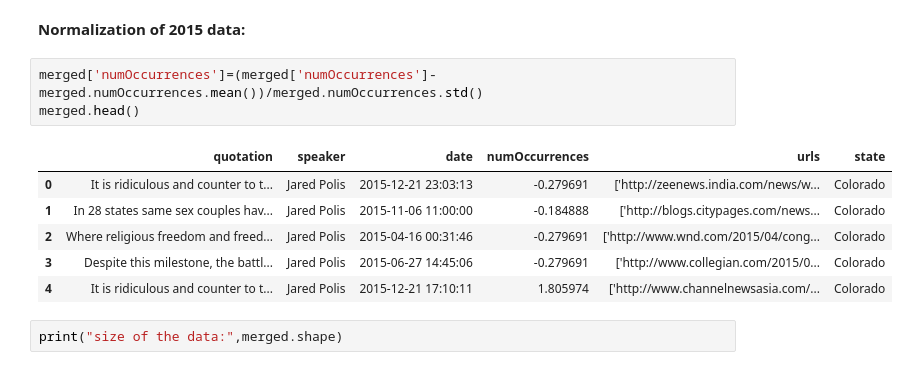
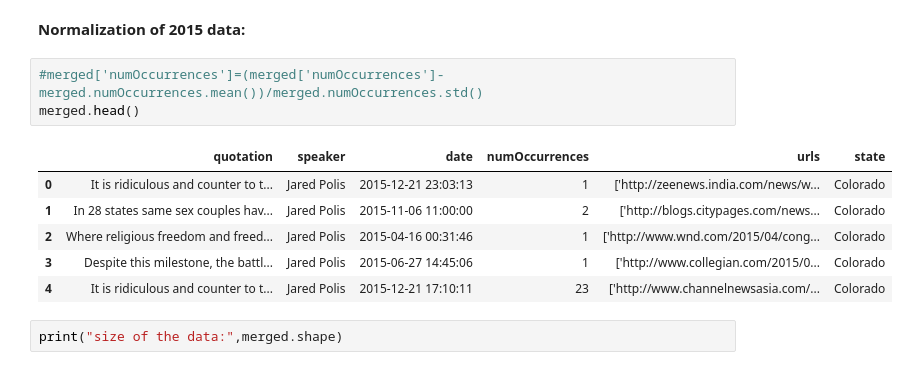
Before and after one commit to epfl-ada/ada-2021-project-ada_group_project, a Jupyter notebook: basic_exploration.ipynb, the cells around one changed output. Cells and saved outputs as stored; diff of their text form.

Commit message:
improved stuff with respect to the feedback of milestone2 and added a to do list

```diff
--- a/basic_exploration.ipynb
+++ b/basic_exploration.ipynb
@@ -90,15 +92,15 @@ merged.sample(5)
 # %% [markdown]
 **Normalization of 2015 data:**
 # %%
-merged['numOccurrences']=(merged['numOccurrences']-merged.numOccurrences.mean())/merged.numOccurrences.std()
+#merged['numOccurrences']=(merged['numOccurrences']-merged.numOccurrences.mean())/merged.numOccurrences.std()
 merged.head()
 # %% [output]
 |  | quotation | speaker | date | numOccurrences | urls | state |
-| 0 | It is ridiculous and counter to t... | Jared Polis | 2015-12-21 23:03:13 | -0.279691 | ['http://zeenews.india.com/news/w... | Colorado |
-| 1 | In 28 states same sex couples hav... | Jared Polis | 2015-11-06 11:00:00 | -0.184888 | ['http://blogs.citypages.com/news... | Colorado |
-| 2 | Where religious freedom and freed... | Jared Polis | 2015-04-16 00:31:46 | -0.279691 | ['http://www.wnd.com/2015/04/cong... | Colorado |
-| 3 | Despite this milestone, the battl... | Jared Polis | 2015-06-27 14:45:06 | -0.279691 | ['http://www.collegian.com/2015/0... | Colorado |
-| 4 | It is ridiculous and counter to t... | Jared Polis | 2015-12-21 17:10:11 | 1.805974 | ['http://www.channelnewsasia.com/... | Colorado |
+| 0 | It is ridiculous and counter to t... | Jared Polis | 2015-12-21 23:03:13 | 1 | ['http://zeenews.india.com/news/w... | Colorado |
+| 1 | In 28 states same sex couples hav... | Jared Polis | 2015-11-06 11:00:00 | 2 | ['http://blogs.citypages.com/news... | Colorado |
+| 2 | Where religious freedom and freed... | Jared Polis | 2015-04-16 00:31:46 | 1 | ['http://www.wnd.com/2015/04/cong... | Colorado |
+| 3 | Despite this milestone, the battl... | Jared Polis | 2015-06-27 14:45:06 | 1 | ['http://www.collegian.com/2015/0... | Colorado |
+| 4 | It is ridiculous and counter to t... | Jared Polis | 2015-12-21 17:10:11 | 23 | ['http://www.channelnewsasia.com/... | Colorado |
 # %%
 print("size of the data:",merged.shape)
 # %% [output]
```
Also changed, not shown: parts of 16 cells of this notebook, 2 other files.
